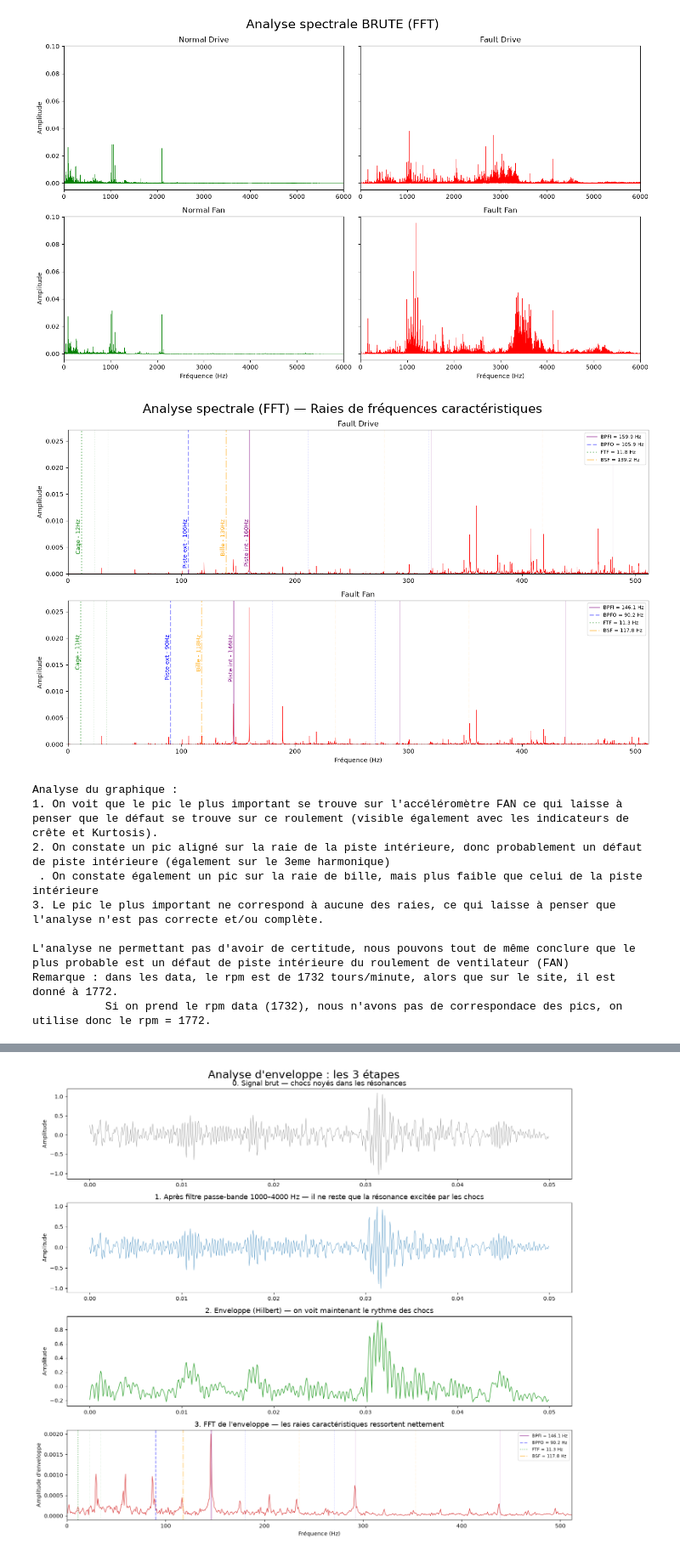
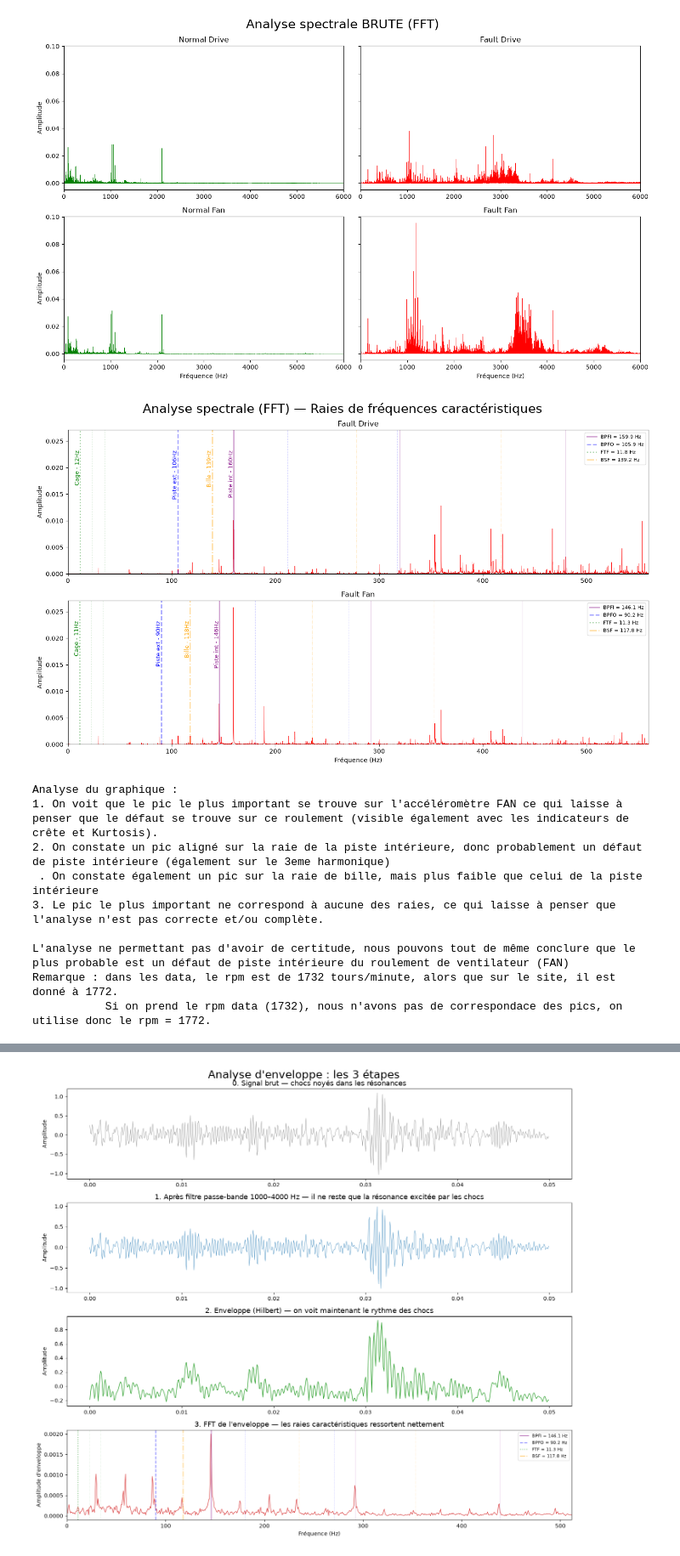
Before and after one commit to Robin3992/BDS_Fault_Detection, a Jupyter notebook: Codes/2.AnalyseSpectrale.ipynb, the cells around one changed output, grey strips where cells are left out. Shown at 85% size. Saved outputs shown, nothing was run; the diff lists cells and outputs as text; code cells hidden in the pictures.

```diff
--- a/Codes/2.AnalyseSpectrale.ipynb
+++ b/Codes/2.AnalyseSpectrale.ipynb
@@ -154,7 +154,24 @@ styles_raies = {
     "FTF":  ("green",  ":"),    # pointillés
 }
 
-graph_XMAX = FC["BPFI"] * 3.5
+
+graph_XMAX = 0
+y_max = 0
+
+for i, (titre, sig) in enumerate([("Fault Drive", signaux["Fault Drive"]),
+                                  ("Fault Fan",   signaux["Fault Fan"])]):
+    roulement = "DE" if "Drive" in titre else "FE"
+    FC = freqs_caracteristiques(rpm, roulement)
+    if FC["BPFI"] * 3.5 > graph_XMAX: graph_XMAX=FC["BPFI"] * 3.5
+
+    masque = (freqs >= 0) & (freqs <= graph_XMAX)
+    if spectre[masque].max() > y_max:
+        y_max = spectre[masque].max()
+        y_texte = y_max * 0.9
+
+
+
+
 
 fig, axes = plt.subplots(2, 1, figsize=(14, 8), sharey=True)
 
@@ -176,11 +193,7 @@ for i, (titre, sig) in enumerate([("Fault Drive", signaux["Fault Drive"]),
     axes[i].plot(freqs, spectre, color="r", lw=0.5)
     axes[i].set_title(titre)
     axes[i].set_xlim(0, graph_XMAX)
-    masque = (freqs >= 0) & (freqs <= graph_XMAX)
-    y_max = spectre[masque].max()
     axes[i].set_ylim(0, y_max * 1.05)
-    y_texte = y_max * 0.8
-
 
 
     # --- Raies caractéristiques + harmoniques ---
@@ -194,34 +207,34 @@ for i, (titre, sig) in enumerate([("Fault Drive", signaux["Fault Drive"]),
 
         # Harmoniques (2x, 3x) : plus fines et plus transparentes
         for k in range(2, 4):
             f_raie = k * val
             if f_raie < graph_XMAX:
                 axes[i].axvline(f_raie, color=couleur, ls=ls,
                                 lw=0.8, alpha=0.2)
 
         axes[i].text(val, y_texte, libelle,
                      rotation=90, fontsize=9, color=couleur,
                      ha="right", va="top")
 
     axes[i].legend(loc="upper right", fontsize=8, framealpha=0.7)
 
 for ax in axes:
     ax.set_ylabel("Amplitude")
 axes[-1].set_xlabel("Fréquence (Hz)")
 
 plt.tight_layout()
 fig.suptitle("Analyse spectrale (FFT) — Raies de fréquences caractéristiques", fontsize=20, y=1.03)
 plt.show()
 
 print("Analyse du graphique :\n1. On voit que le pic le plus important se trouve sur l'accéléromètre FAN ce qui laisse à penser que le défaut se trouve sur ce roulement (visible également avec les indicateurs de crête et Kurtosis)." \
 "\n2. On constate un pic aligné sur la raie de la piste intérieure, donc probablement un défaut de piste intérieure (également sur le 3eme harmonique)" \
 "\n . On constate également un pic sur la raie de bille, mais plus faible que celui de la piste intérieure" \
 "\n3. Le pic le plus important ne correspond à aucune des raies, ce qui laisse à penser que l'analyse n'est pas correcte et/ou complète." \
 "\n\nL'analyse ne permettant pas d'avoir de certitude, nous pouvons tout de même conclure que le plus probable est un défaut de piste intérieure du roulement de ventilateur (FAN)" \
 "\nRemarque : dans les data, le rpm est de 1732 tours/minute, alors que sur le site, il est donné à 1772." \
 "\n           Si on prend le rpm data (1732), nous n'avons pas de correspondace des pics, on utilise donc le rpm = 1772.")
 # %% [output]
-[figure, old version]
+[figure, new version]
 Analyse du graphique :
 1. On voit que le pic le plus important se trouve sur l'accéléromètre FAN ce qui laisse à penser que le défaut se trouve sur ce roulement (visible également avec les indicateurs de crête et Kurtosis).
 2. On constate un pic aligné sur la raie de la piste intérieure, donc probablement un défaut de piste intérieure (également sur le 3eme harmonique)
```
Also changed, not shown: parts of 1 cell of this notebook, 1 other file.
